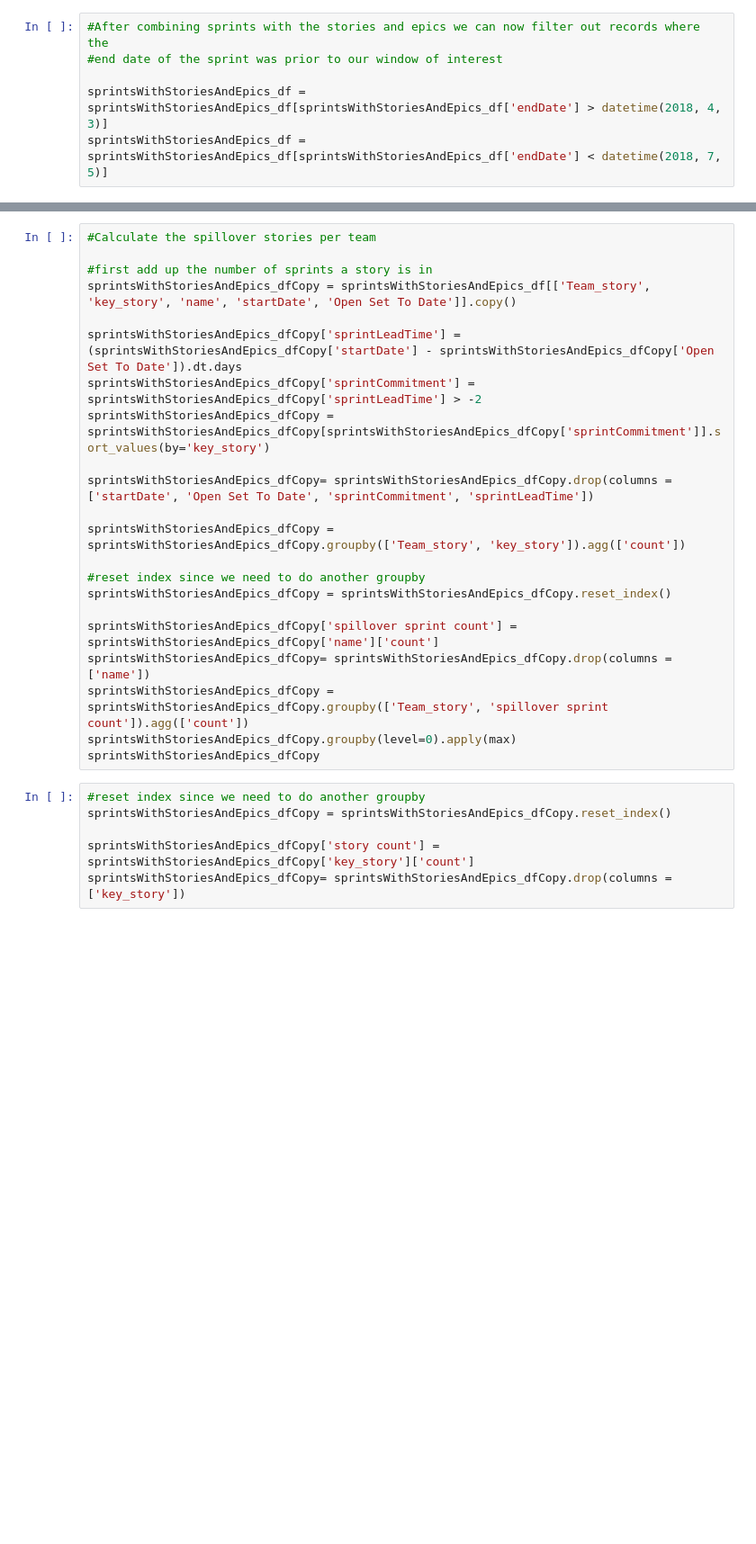
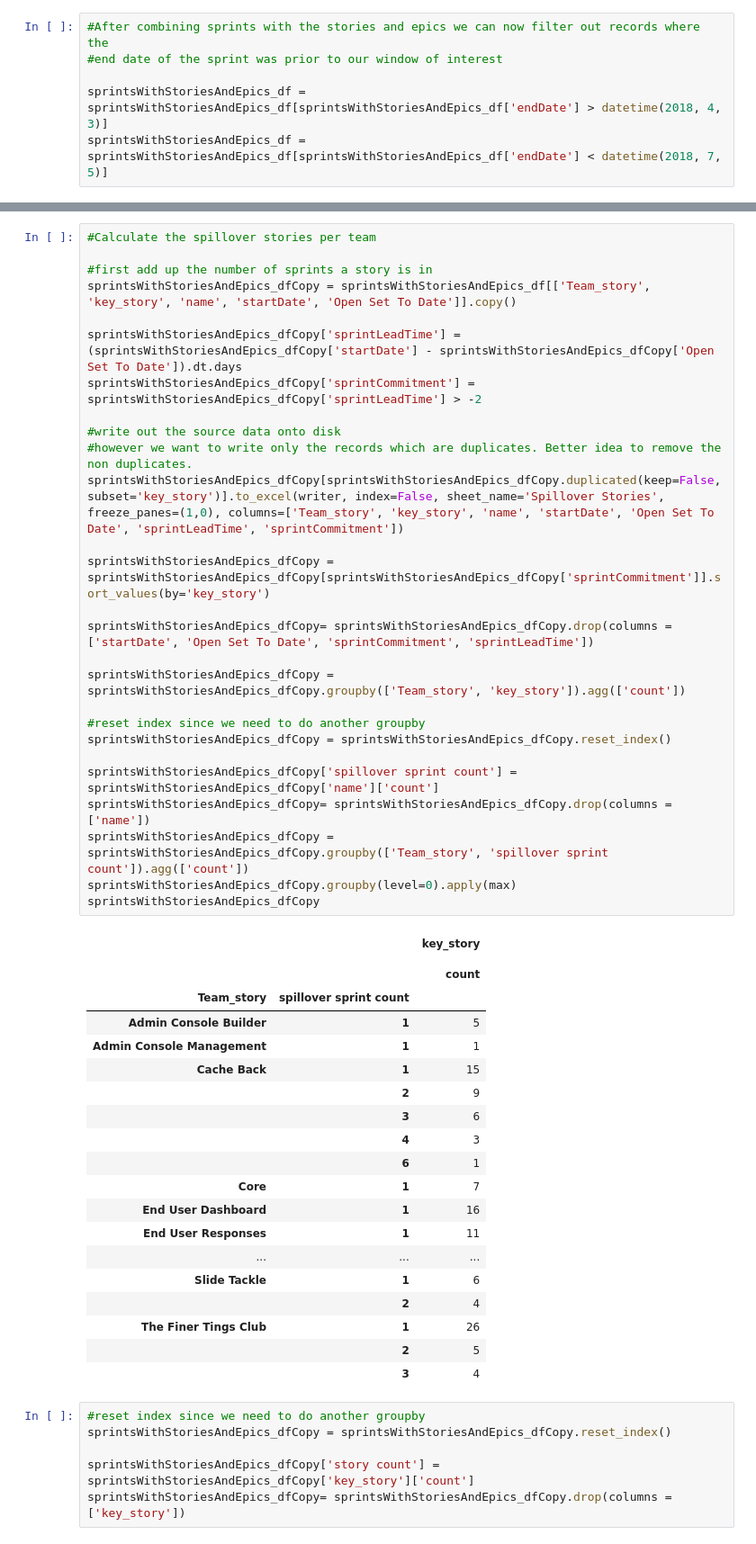
Before and after one commit to medhavib/JiraUtils, a Jupyter notebook: metrics-collection.ipynb, the cells around one changed output, grey strips where cells are left out. Shown at 90% size. Cells and saved outputs as stored; diff of their text form; blank space fills up the shorter version.

```diff
--- a/metrics-collection.ipynb
+++ b/metrics-collection.ipynb
@@ -262,25 +288,51 @@ sprintsWithStoriesAndEpics_dfCopy
 # %%
 #Calculate the spillover stories per team
 
 #first add up the number of sprints a story is in
 sprintsWithStoriesAndEpics_dfCopy = sprintsWithStoriesAndEpics_df[['Team_story', 'key_story', 'name', 'startDate', 'Open Set To Date']].copy()
 
 sprintsWithStoriesAndEpics_dfCopy['sprintLeadTime'] = (sprintsWithStoriesAndEpics_dfCopy['startDate'] - sprintsWithStoriesAndEpics_dfCopy['Open Set To Date']).dt.days
 sprintsWithStoriesAndEpics_dfCopy['sprintCommitment'] = sprintsWithStoriesAndEpics_dfCopy['sprintLeadTime'] > -2
+
+#write out the source data onto disk
+#however we want to write only the records which are duplicates. Better idea to remove the non duplicates.
+sprintsWithStoriesAndEpics_dfCopy[sprintsWithStoriesAndEpics_dfCopy.duplicated(keep=False, subset='key_story')].to_excel(writer, index=False, sheet_name='Spillover Stories', freeze_panes=(1,0), columns=['Team_story', 'key_story', 'name', 'startDate', 'Open Set To Date', 'sprintLeadTime', 'sprintCommitment'])
+
 sprintsWithStoriesAndEpics_dfCopy = sprintsWithStoriesAndEpics_dfCopy[sprintsWithStoriesAndEpics_dfCopy['sprintCommitment']].sort_values(by='key_story')
 
 sprintsWithStoriesAndEpics_dfCopy= sprintsWithStoriesAndEpics_dfCopy.drop(columns = ['startDate', 'Open Set To Date', 'sprintCommitment', 'sprintLeadTime'])
 
 sprintsWithStoriesAndEpics_dfCopy = sprintsWithStoriesAndEpics_dfCopy.groupby(['Team_story', 'key_story']).agg(['count'])
 
 #reset index since we need to do another groupby
 sprintsWithStoriesAndEpics_dfCopy = sprintsWithStoriesAndEpics_dfCopy.reset_index()
 
 sprintsWithStoriesAndEpics_dfCopy['spillover sprint count'] = sprintsWithStoriesAndEpics_dfCopy['name']['count']
 sprintsWithStoriesAndEpics_dfCopy= sprintsWithStoriesAndEpics_dfCopy.drop(columns = ['name'])
 sprintsWithStoriesAndEpics_dfCopy = sprintsWithStoriesAndEpics_dfCopy.groupby(['Team_story', 'spillover sprint count']).agg(['count'])
 sprintsWithStoriesAndEpics_dfCopy.groupby(level=0).apply(max)
 sprintsWithStoriesAndEpics_dfCopy
+# %% [output]
+|  |  | key_story |
+|  |  |  |
+|  |  | count |
+| Team_story | spillover sprint count |  |
+| Admin Console Builder | 1 | 5 |
+| Admin Console Management | 1 | 1 |
+| Cache Back | 1 | 15 |
+|  | 2 | 9 |
+|  | 3 | 6 |
+|  | 4 | 3 |
+|  | 6 | 1 |
+| Core | 1 | 7 |
+| End User Dashboard | 1 | 16 |
+| End User Responses | 1 | 11 |
+| ... | ... | ... |
+| Slide Tackle | 1 | 6 |
+|  | 2 | 4 |
+| The Finer Tings Club | 1 | 26 |
+|  | 2 | 5 |
+|  | 3 | 4 |
 # %%
 #reset index since we need to do another groupby
 sprintsWithStoriesAndEpics_dfCopy = sprintsWithStoriesAndEpics_dfCopy.reset_index()
```
Also changed, not shown: parts of 18 cells of this notebook.
